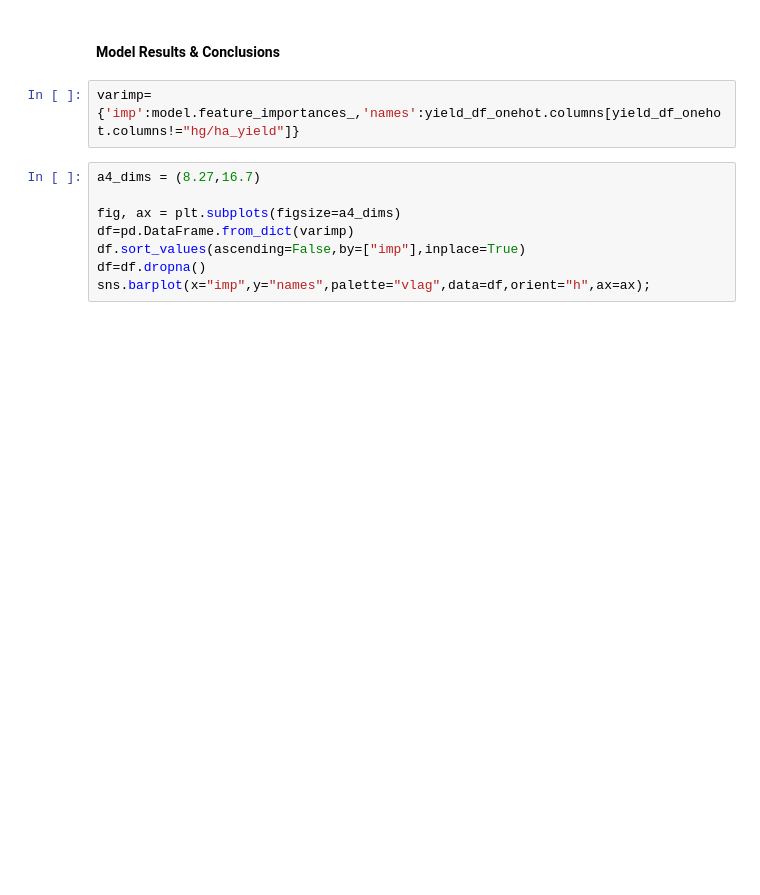
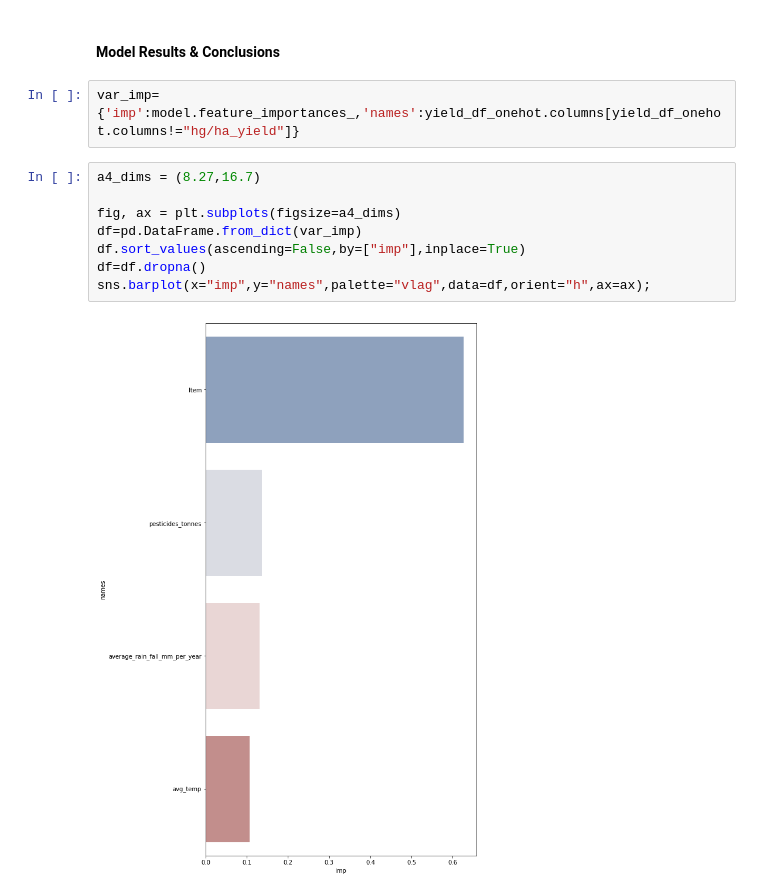
Before and after one commit to Zummit-Africa-Inc/Crop-Yield-Prediction, a Jupyter notebook: tasks/Crop-Yield-Prediction1/Crop-Yield-Prediction.ipynb, the cells around one changed output. Cells and saved outputs as stored; diff of their text form; blank space fills up the shorter version.

```diff
--- a/tasks/Crop-Yield-Prediction1/Crop-Yield-Prediction.ipynb
+++ b/tasks/Crop-Yield-Prediction1/Crop-Yield-Prediction.ipynb
@@ -605,15 +673,17 @@ test_group.apply(lambda x: adjusted_r_squared(x.yield_actual,x.yield_predicted,x
 # %% [markdown]
 #### Model Results & Conclusions
 # %%
-varimp= {'imp':model.feature_importances_,'names':yield_df_onehot.columns[yield_df_onehot.columns!="hg/ha_yield"]}
+var_imp= {'imp':model.feature_importances_,'names':yield_df_onehot.columns[yield_df_onehot.columns!="hg/ha_yield"]}
 # %%
 a4_dims = (8.27,16.7)
 
 fig, ax = plt.subplots(figsize=a4_dims)
-df=pd.DataFrame.from_dict(varimp)
+df=pd.DataFrame.from_dict(var_imp)
 df.sort_values(ascending=False,by=["imp"],inplace=True)
 df=df.dropna()
 sns.barplot(x="imp",y="names",palette="vlag",data=df,orient="h",ax=ax);
+# %% [output]
+[figure, added]
 # %%
 #Boxplot that shows yield for each item
 a4_dims = (16.7, 8.27)
```
Also changed, not shown: parts of 13 cells of this notebook, 2 other files.
